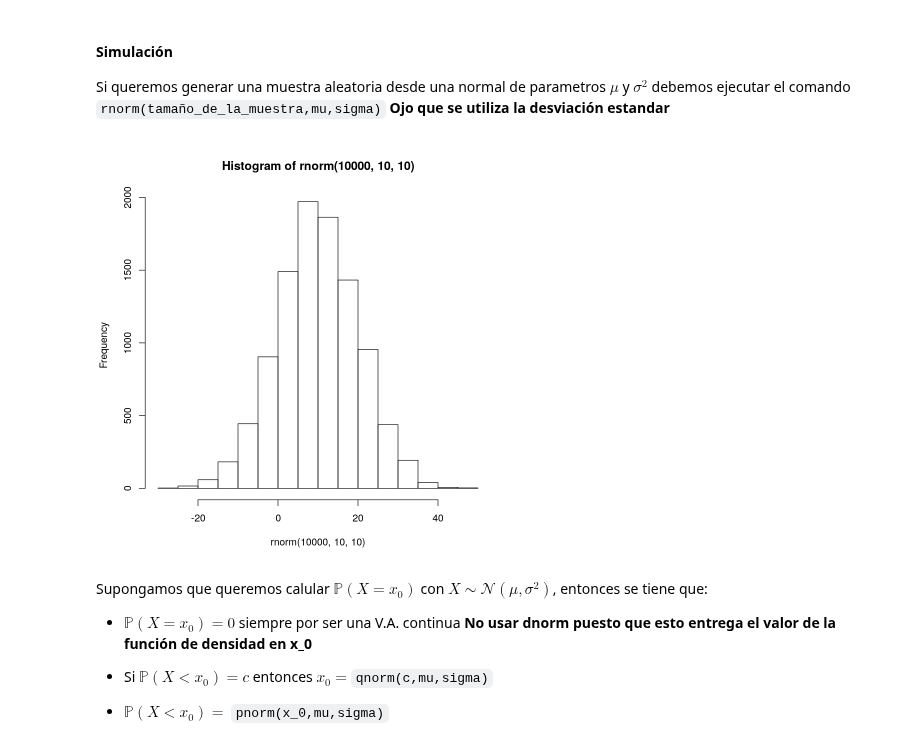
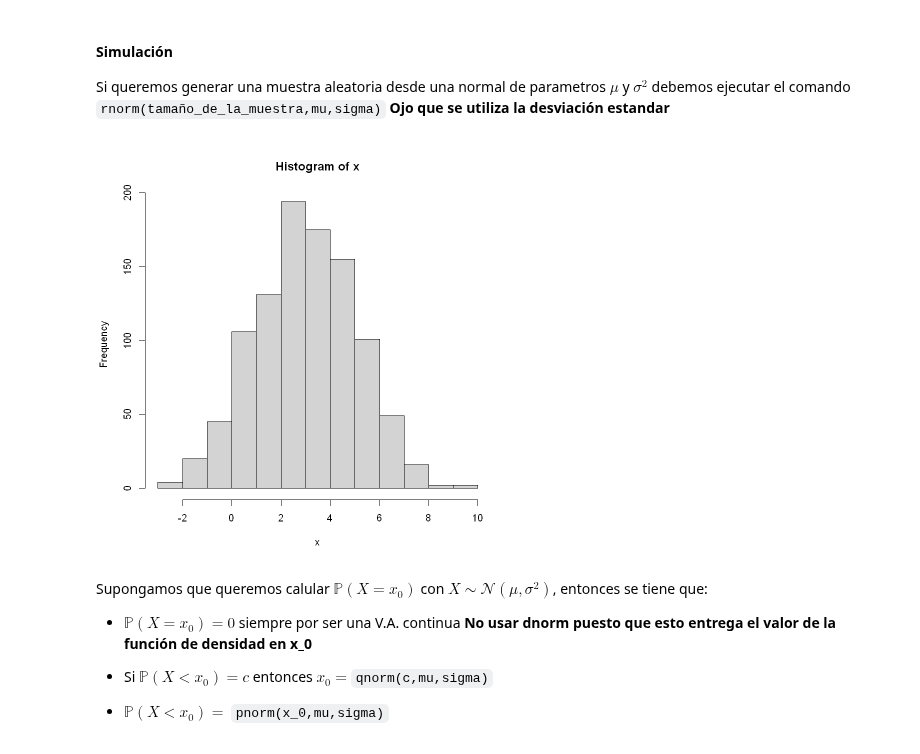
Before and after one commit to Fabimath/LEC-PYE, a Jupyter notebook: Clases/Clase_04.ipynb, the cells around one changed output. Drawn from its saved outputs; the diff is of its cells as text; code cells hidden in the pictures.

```diff
--- a/Clases/Clase_04.ipynb
+++ b/Clases/Clase_04.ipynb
@@ -189,11 +219,12 @@ notación $X \sim \mathcal{N}(\mu, \sigma^2)$. Para esta distribución tenemos q
 # %% [markdown]
 #### Simulación
 Si queremos generar una muestra aleatoria desde una normal de parametros $\mu$ y $\sigma^2$ debemos ejecutar el comando `rnorm(tamaño_de_la_muestra,mu,sigma)` **Ojo que se utiliza la desviación estandar**
-# %%
-set.seed(1)
-hist(rnorm(10000,10,10))
-# %% [output]
-[figure, removed]
+# %%
+# genera 100 datos desde una Normal de parámetros 3 y 4. (X~N(3,4))
+x=rnorm(1000,3,sqrt(4))
+hist(x)
+# %% [output]
+[figure, added]
 # %% [markdown]
 Supongamos que queremos calular $\mathbb{P}(X = x_0)$ con $X\sim \mathcal{N}(\mu,\sigma^2)$, entonces se tiene que:
 * $\mathbb{P}(X = x_0) = 0$ siempre por ser una V.A. continua **No usar dnorm puesto que esto entrega el valor de la función de densidad en x_0**
```
Also changed, not shown: parts of 26 cells of this notebook, 1 other file.
